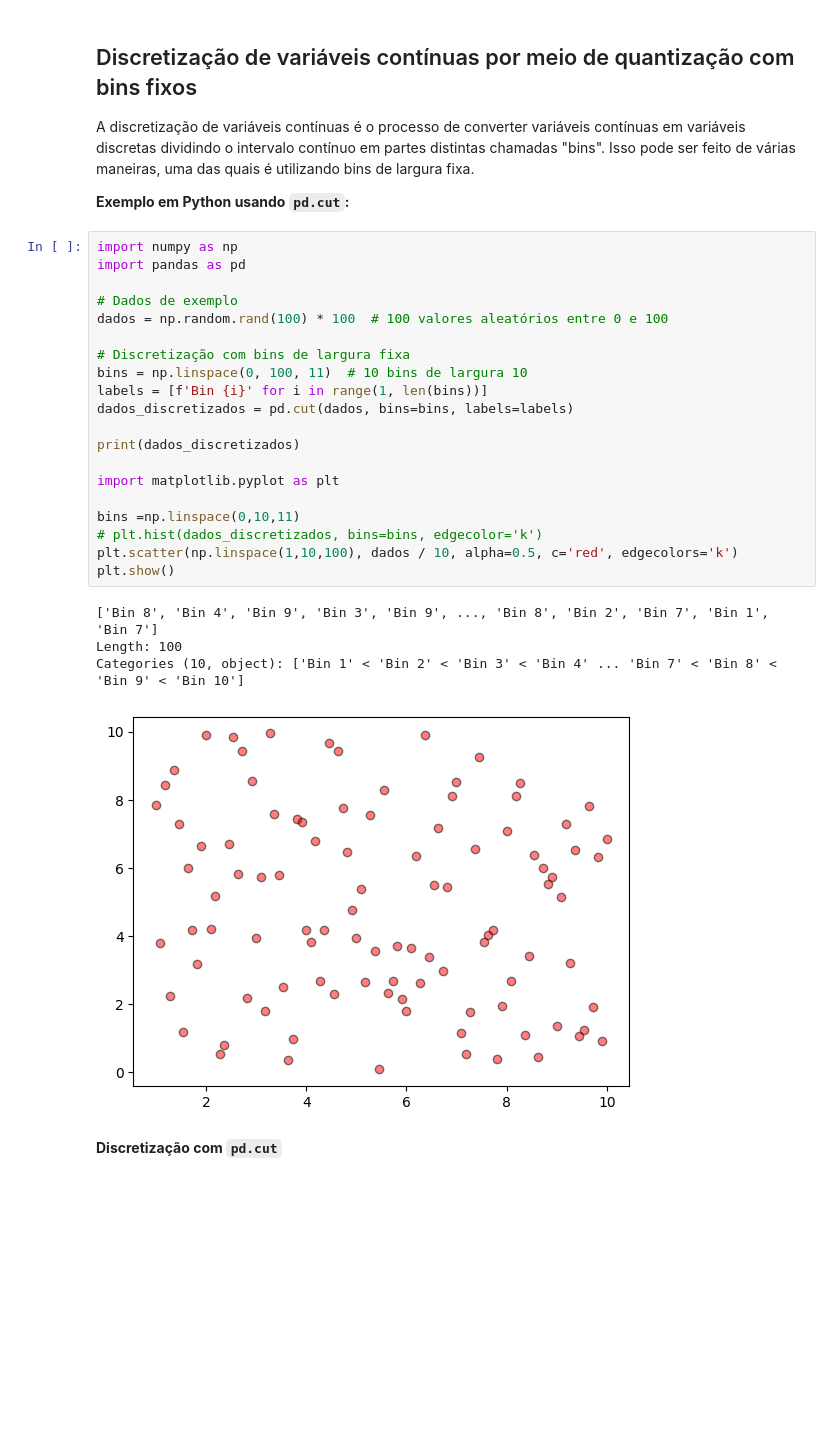
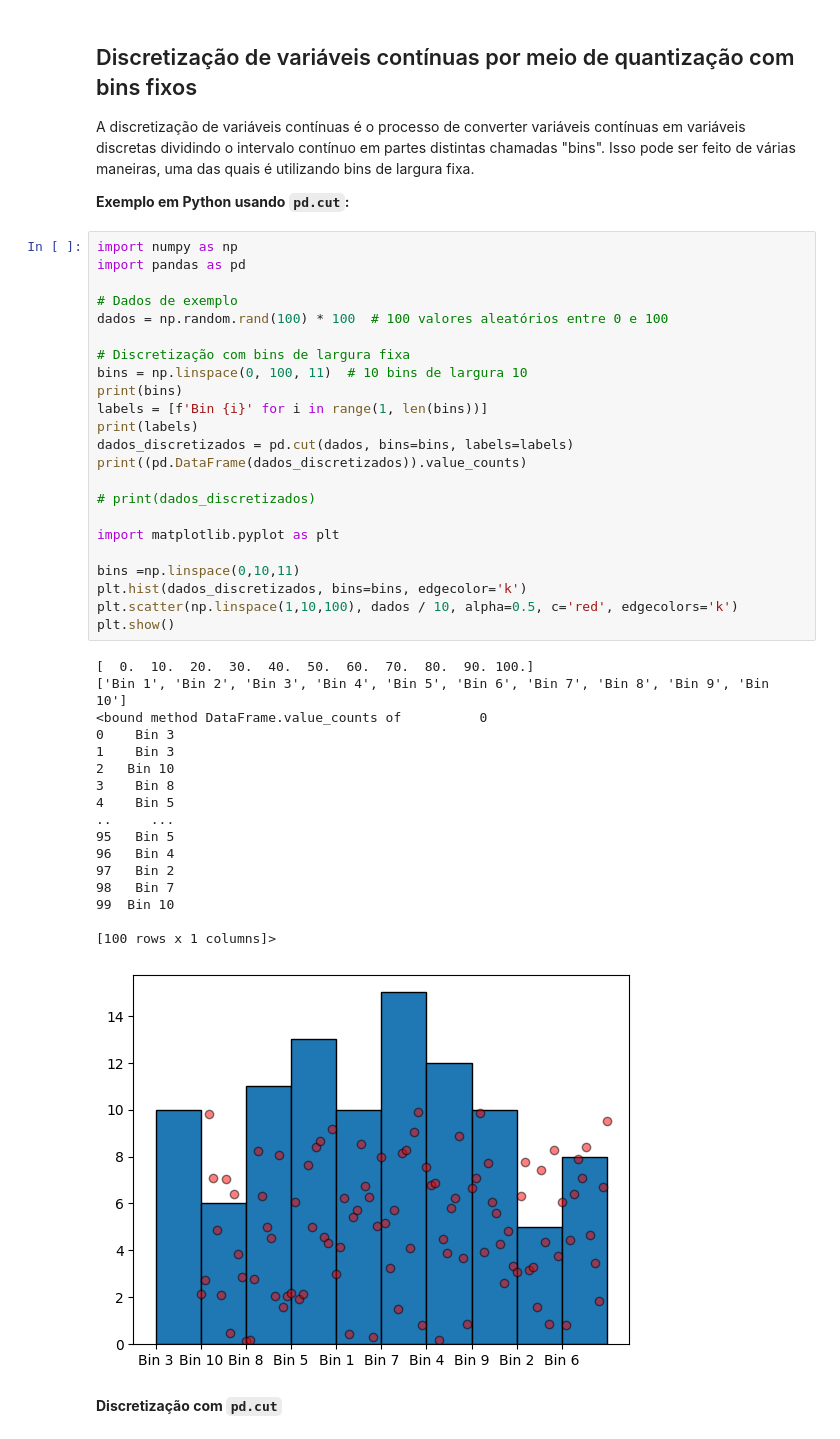
Before and after one commit to dacioms/DacioFeature3_24, a Jupyter notebook: 01_numericos/NovoNumericos.ipynb, the cells around one changed output. Saved outputs shown, nothing was run; the diff lists cells and outputs as text; blank space fills up the shorter version.

```diff
--- a/01_numericos/NovoNumericos.ipynb
+++ b/01_numericos/NovoNumericos.ipynb
@@ -12,28 +12,44 @@ A discretização de variáveis contínuas é o processo de converter variáveis
 # %%
 import numpy as np
 import pandas as pd
 
 # Dados de exemplo
 dados = np.random.rand(100) * 100  # 100 valores aleatórios entre 0 e 100
 
 # Discretização com bins de largura fixa
 bins = np.linspace(0, 100, 11)  # 10 bins de largura 10
+print(bins)
 labels = [f'Bin {i}' for i in range(1, len(bins))]
+print(labels)
 dados_discretizados = pd.cut(dados, bins=bins, labels=labels)
+print((pd.DataFrame(dados_discretizados)).value_counts)
 
-print(dados_discretizados)
+# print(dados_discretizados)
 
 import matplotlib.pyplot as plt
 
 bins =np.linspace(0,10,11)
-# plt.hist(dados_discretizados, bins=bins, edgecolor='k')
+plt.hist(dados_discretizados, bins=bins, edgecolor='k')
 plt.scatter(np.linspace(1,10,100), dados / 10, alpha=0.5, c='red', edgecolors='k')
 plt.show()
 # %% [output]
-['Bin 8', 'Bin 4', 'Bin 9', 'Bin 3', 'Bin 9', ..., 'Bin 8', 'Bin 2', 'Bin 7', 'Bin 1', 'Bin 7']
-Length: 100
-Categories (10, object): ['Bin 1' < 'Bin 2' < 'Bin 3' < 'Bin 4' ... 'Bin 7' < 'Bin 8' < 'Bin 9' < 'Bin 10']
+[  0.  10.  20.  30.  40.  50.  60.  70.  80.  90. 100.]
+['Bin 1', 'Bin 2', 'Bin 3', 'Bin 4', 'Bin 5', 'Bin 6', 'Bin 7', 'Bin 8', 'Bin 9', 'Bin 10']
+<bound method DataFrame.value_counts of          0
+0    Bin 3
+1    Bin 3
+2   Bin 10
+3    Bin 8
+4    Bin 5
+..     ...
+95   Bin 5
+96   Bin 4
+97   Bin 2
+98   Bin 7
+99  Bin 10
+
+[100 rows x 1 columns]>
-[figure, old version]
+[figure, new version]
 # %% [markdown]
 
 **Discretização com `pd.cut`**
```
Also changed, not shown: parts of 15 cells of this notebook, 1 other file.
